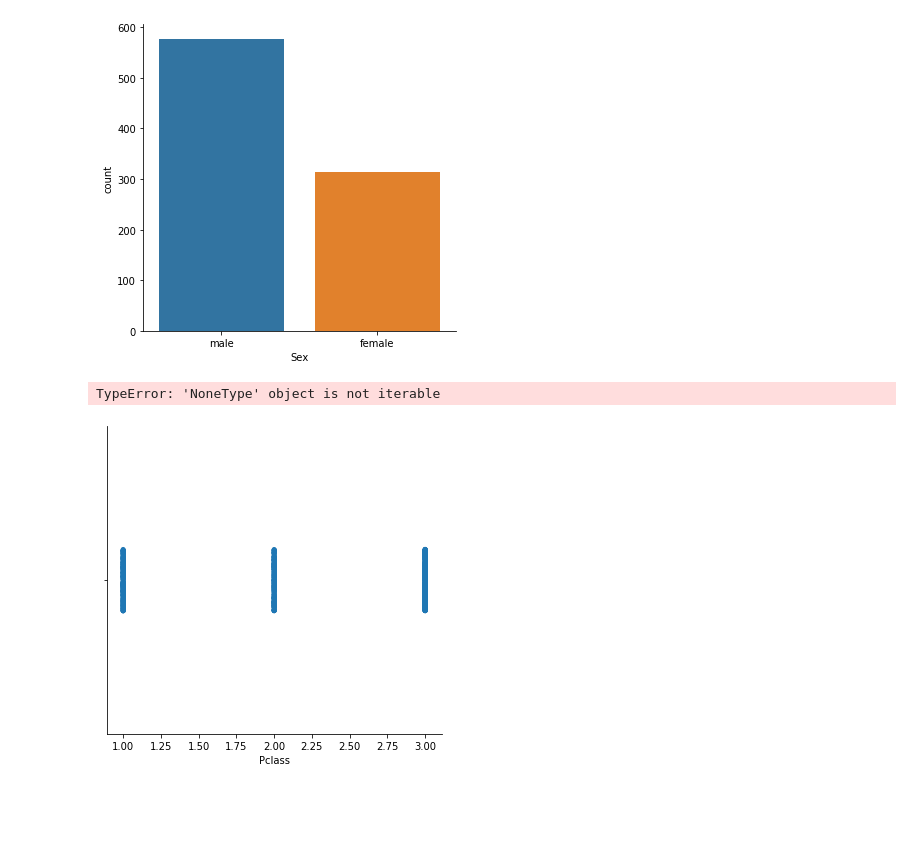
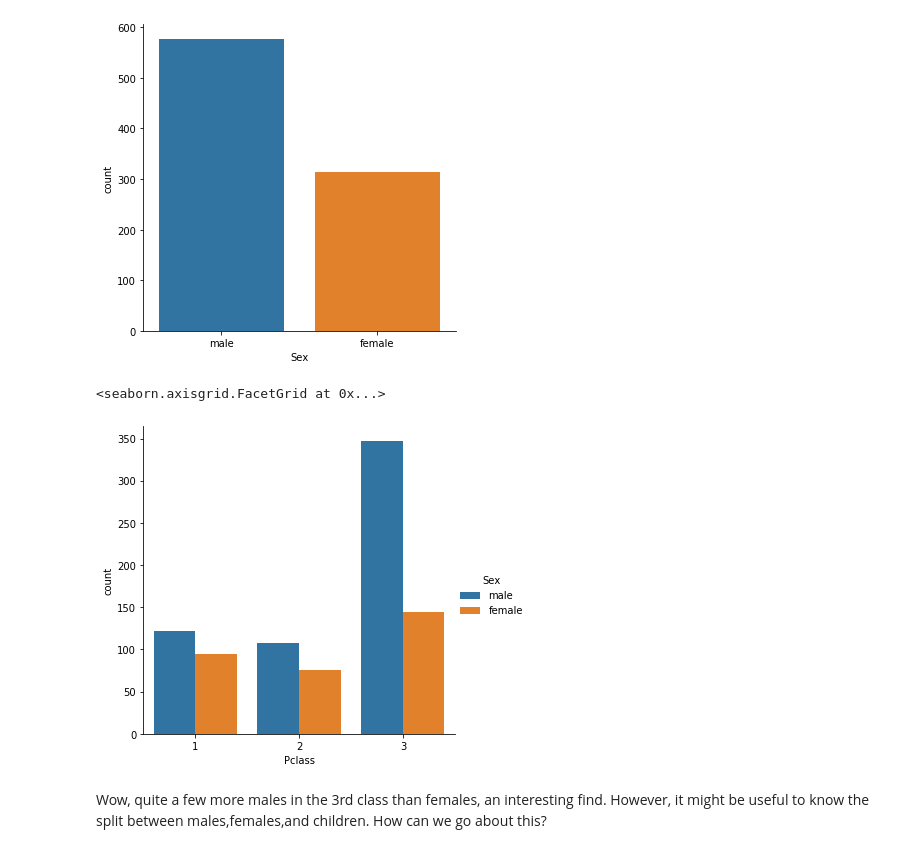
Before and after one commit to sealoyal/LearnPython, a Jupyter notebook: udemy/titanic/titanic1.ipynb, the cells around one changed output. Cells and saved outputs as stored; diff of their text form; code cells hidden in the pictures; blank space fills up the shorter version.

Commit message:
titanic 1 advance

```diff
--- a/udemy/titanic/titanic1.ipynb
+++ b/udemy/titanic/titanic1.ipynb
@@ -49,7 +71,9 @@ sns.catplot('Sex',data=titanic_df, kind='count')
 [figure]
 # %%
 # Now let's seperate the genders by classes, remember we can use the 'hue' arguement here!
-sns.catplot('Pclass',data=titanic_df,hue='Sex')
+sns.catplot('Pclass',data=titanic_df,kind='count',hue='Sex')
 # %% [output]
-TypeError: 'NoneType' object is not iterable
+<seaborn.axisgrid.FacetGrid at 0x...>
-[figure, old version]
+[figure, new version]
+# %% [markdown]
+Wow, quite a few more males in the 3rd class than females, an interesting find. However, it might be useful to know the split between males,females,and children. How can we go about this?
```
Also changed, not shown: parts of 19 cells of this notebook.
